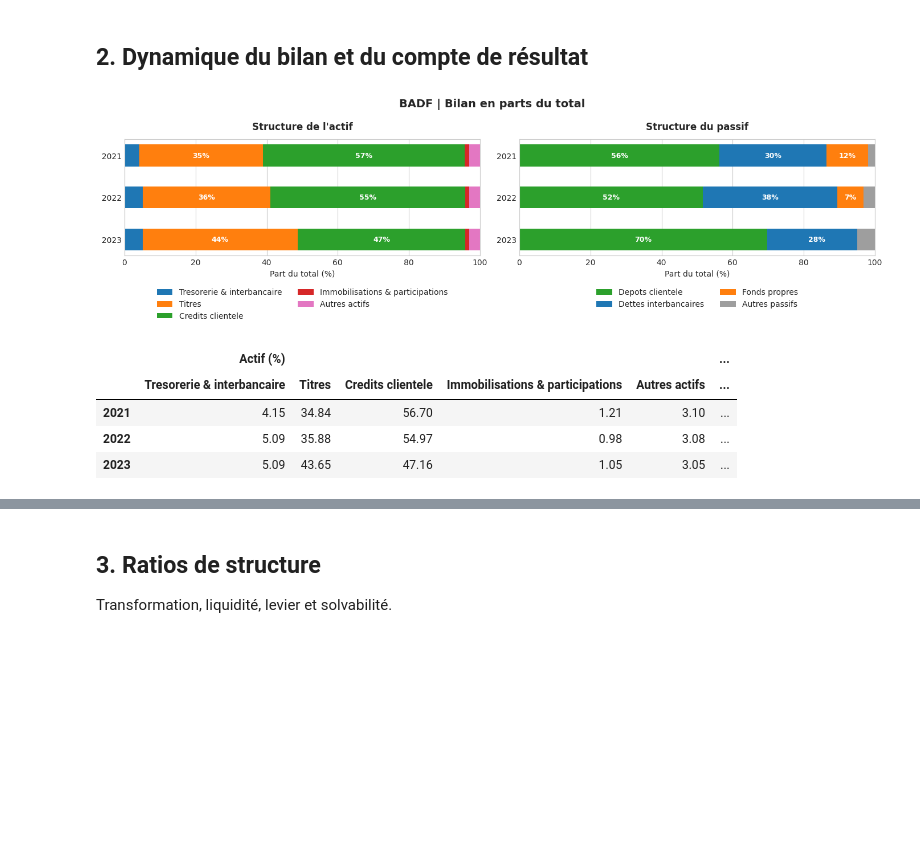
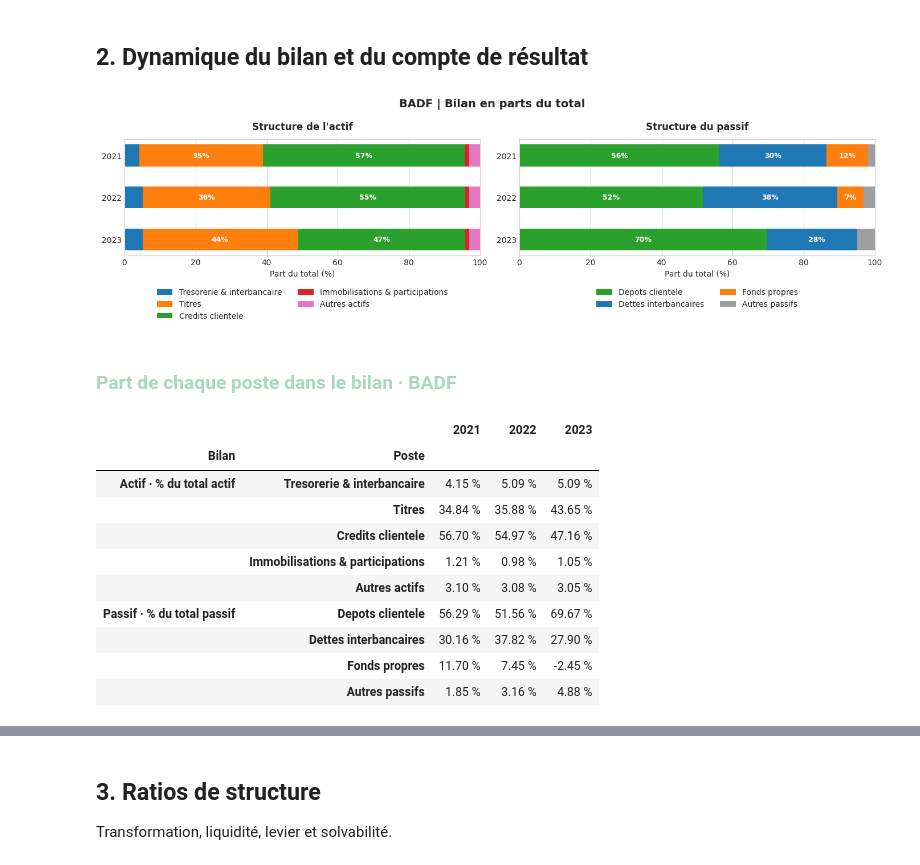
Before and after one commit to anonime112/projetMaster2, a Jupyter notebook: Analyse_Financiere_BADF_2021_2023.ipynb, the cells around one changed output, grey strips where cells are left out. Cells and saved outputs as stored; diff of their text form; code cells hidden in the pictures; blank space fills up the shorter version.

```diff
--- a/Analyse_Financiere_BADF_2021_2023.ipynb
+++ b/Analyse_Financiere_BADF_2021_2023.ipynb
@@ -18,7 +18,28 @@ import matplotlib.pyplot as plt
 import numpy as np
 import pandas as pd
 import seaborn as sns
-from IPython.display import HTML, display
+from IPython.display import HTML, display as _display
+
+REPORT_TABLE_STYLES = [
+    {'selector': 'table', 'props': [('border-collapse', 'collapse'), ('width', '100%'), ('color', '#e7eee9')]},
+    {'selector': 'thead th', 'props': [('background-color', '#39433d'), ('color', '#f4f7f5'), ('padding', '7px'), ('text-align', 'right')]},
+    {'selector': 'tbody td', 'props': [('background-color', '#292e2b'), ('color', '#e7eee9'), ('border-bottom', '1px solid #4b554f'), ('padding', '6px'), ('text-align', 'right')]},
+    {'selector': 'tbody th', 'props': [('background-color', '#343c37'), ('color', '#a7d8bd'), ('border-bottom', '1px solid #4b554f'), ('padding', '6px'), ('text-align', 'left')]},
+]
+
+
+def style_report_table(dataframe, formatters=None, precision=2):
+    styled = dataframe.style.format(na_rep='—', precision=precision, thousands=' ')
+    if formatters:
+        styled = styled.format(formatters)
+    return styled.set_table_styles(REPORT_TABLE_STYLES).set_properties(**{'vertical-align': 'top'})
+
+
+def display(value, *args, **kwargs):
+    if isinstance(value, pd.DataFrame):
+        value = style_report_table(value)
+    return _display(value, *args, **kwargs)
+
 
 # Palette et typographie du rapport
 plt.style.use('seaborn-v0_8-whitegrid' if 'seaborn-v0_8-whitegrid' in plt.style.available else 'default')
@@ -314,40 +335,56 @@ for year in years:
     ])
 
 df_pct_actif = pd.DataFrame(data_actif, index=years, columns=categories_actif).fillna(0)
 df_pct_passif = pd.DataFrame(data_passif, index=years, columns=categories_passif).fillna(0)
-df_structure = pd.concat({'Actif (%)': df_pct_actif, 'Passif (%)': df_pct_passif}, axis=1)
+df_structure = pd.concat({'Actif (% total actif)': df_pct_actif, 'Passif (% total passif)': df_pct_passif}, axis=1)
 
 def draw_stacked_structure(axis, data, categories, colors, title):
     left = np.zeros(len(years))
     for category, color in zip(categories, colors):
         values = data[category].to_numpy(dtype=float)
         axis.barh(years, values, left=left, label=category, color=color, height=0.52)
         for index, value in enumerate(values):
             if value >= 6:
                 axis.text(left[index] + value / 2, index, f'{value:.0f}%', ha='center', va='center', color='white', fontweight='bold', fontsize=9)
         left += values
     axis.set_title(title, fontsize=12, fontweight='bold', pad=12)
     axis.set_xlim(0, 100)
     axis.set_xlabel('Part du total (%)')
     axis.invert_yaxis()
 
 fig, (ax_actif, ax_passif) = plt.subplots(1, 2, figsize=(14, 4.5))
 draw_stacked_structure(ax_actif, df_pct_actif, categories_actif, colors_actif, "Structure de l'actif")
 draw_stacked_structure(ax_passif, df_pct_passif, categories_passif, colors_passif, 'Structure du passif')
 ax_actif.legend(loc='upper center', bbox_to_anchor=(0.5, -0.22), ncol=2, frameon=False)
 ax_passif.legend(loc='upper center', bbox_to_anchor=(0.5, -0.22), ncol=2, frameon=False)
 fig.suptitle(f'{bank_code} | Bilan en parts du total', fontsize=14, fontweight='bold')
 plt.tight_layout()
 plt.show()
 
-display(df_structure.round(2))
+df_parts_postes = pd.concat([
+    df_pct_actif.T.assign(Bilan='Actif · % du total actif'),
+    df_pct_passif.T.assign(Bilan='Passif · % du total passif'),
+]).rename_axis('Poste').reset_index()
+df_parts_postes = df_parts_postes[['Bilan', 'Poste', *years]].set_index(['Bilan', 'Poste'])
+display(HTML(f'<h3 style="color:#a7d8bd;margin:14px 0 6px">Part de chaque poste dans le bilan · {bank_code}</h3>'))
+display(style_report_table(
+    df_parts_postes,
+    formatters={year: '{:.2f} %' for year in years},
+))
 # %% [output]
 [figure]
+Part de chaque poste dans le bilan · BADF
-|  | Actif (%) |  |  |  |  | ... |
-|  | Tresorerie & interbancaire | Titres | Credits clientele | Immobilisations & participations | Autres actifs | ... |
-| 2021 | 4.15 | 34.84 | 56.70 | 1.21 | 3.10 | ... |
-| 2022 | 5.09 | 35.88 | 54.97 | 0.98 | 3.08 | ... |
-| 2023 | 5.09 | 43.65 | 47.16 | 1.05 | 3.05 | ... |
+|  |  | 2021 | 2022 | 2023 |
+| Bilan | Poste |  |  |  |
+| Actif · % du total actif | Tresorerie & interbancaire | 4.15 % | 5.09 % | 5.09 % |
+|  | Titres | 34.84 % | 35.88 % | 43.65 % |
+|  | Credits clientele | 56.70 % | 54.97 % | 47.16 % |
+|  | Immobilisations & participations | 1.21 % | 0.98 % | 1.05 % |
+|  | Autres actifs | 3.10 % | 3.08 % | 3.05 % |
+| Passif · % du total passif | Depots clientele | 56.29 % | 51.56 % | 69.67 % |
+|  | Dettes interbancaires | 30.16 % | 37.82 % | 27.90 % |
+|  | Fonds propres | 11.70 % | 7.45 % | -2.45 % |
+|  | Autres passifs | 1.85 % | 3.16 % | 4.88 % |
 # %%
 # Figures 3 et 4 : bilan, credits, depots et resultats
 fig, (ax_bilan, ax_resultats) = plt.subplots(1, 2, figsize=(14, 5))
```
Also changed, not shown: parts of 10 cells of this notebook, 1 other file.
